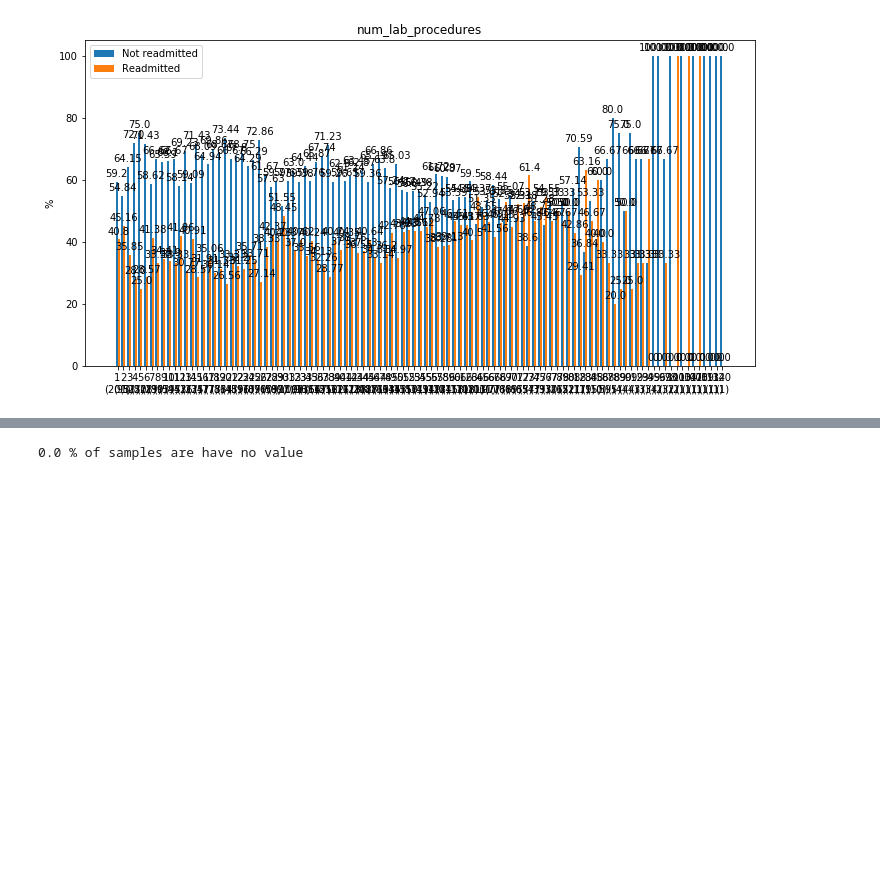
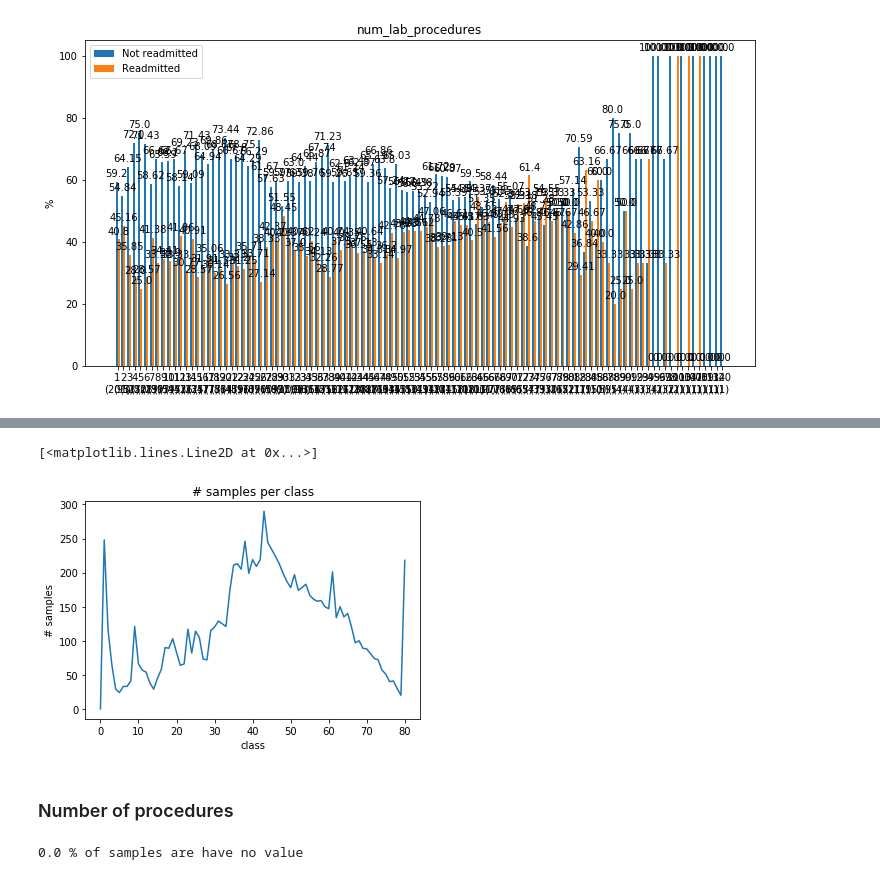
Before and after one commit to rbischof/ML4HC, a Jupyter notebook: project_2/Analysis.ipynb, the cells around one changed output, grey strips where cells are left out. Saved outputs shown, nothing was run; the diff lists cells and outputs as text; code cells hidden in the pictures; blank space fills up the shorter version.

```diff
--- a/project_2/Analysis.ipynb
+++ b/project_2/Analysis.ipynb
@@ -310,0 +328,8 @@ inspect_feature(11)
+# %%
+plt.title('# samples per class')
+plt.xlabel('class')
+plt.ylabel('# samples')
+plt.plot(np.bincount(X_nlabproc))
+# %% [output]
+[<matplotlib.lines.Line2D at 0x...>]
+[figure, added]
@@ -311,3 +338,5 @@ inspect_feature(11)
+# %% [markdown]
+### Number of procedures
 # %%
 inspect_feature(12)
 # %% [output]
```
Also changed, not shown: parts of 102 cells of this notebook.
